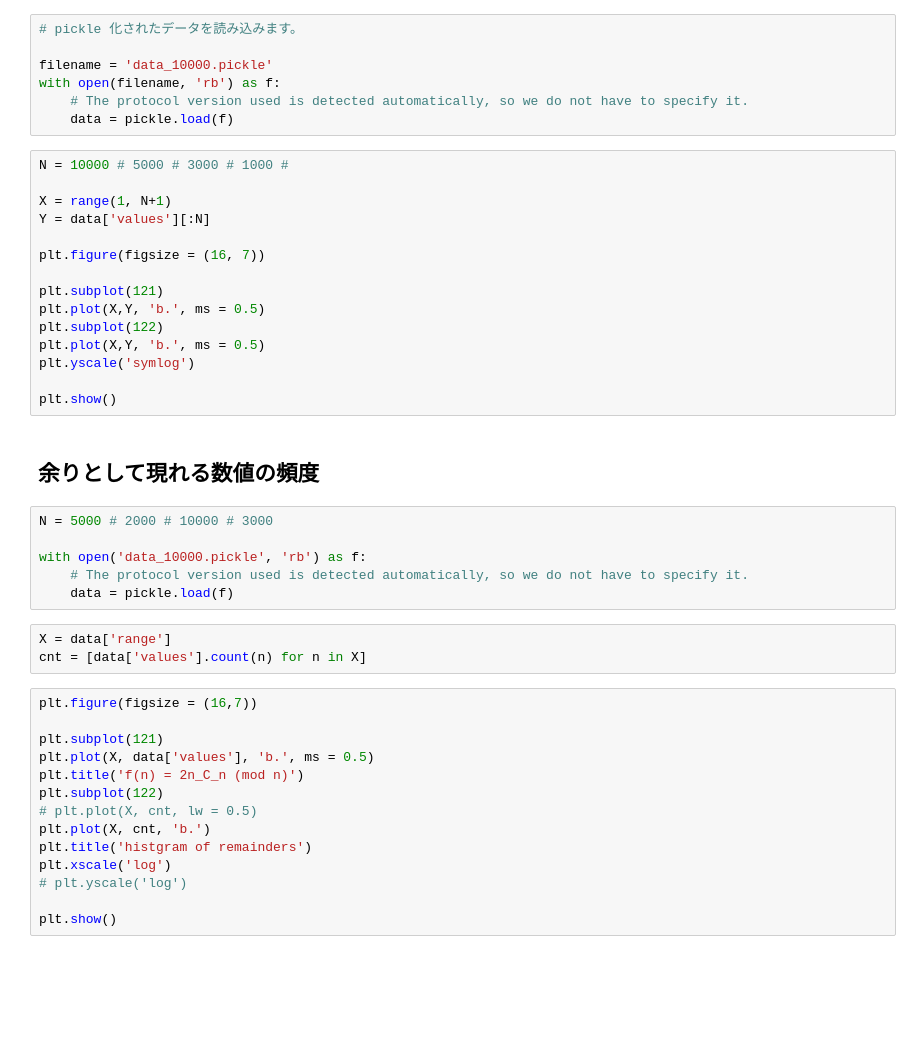
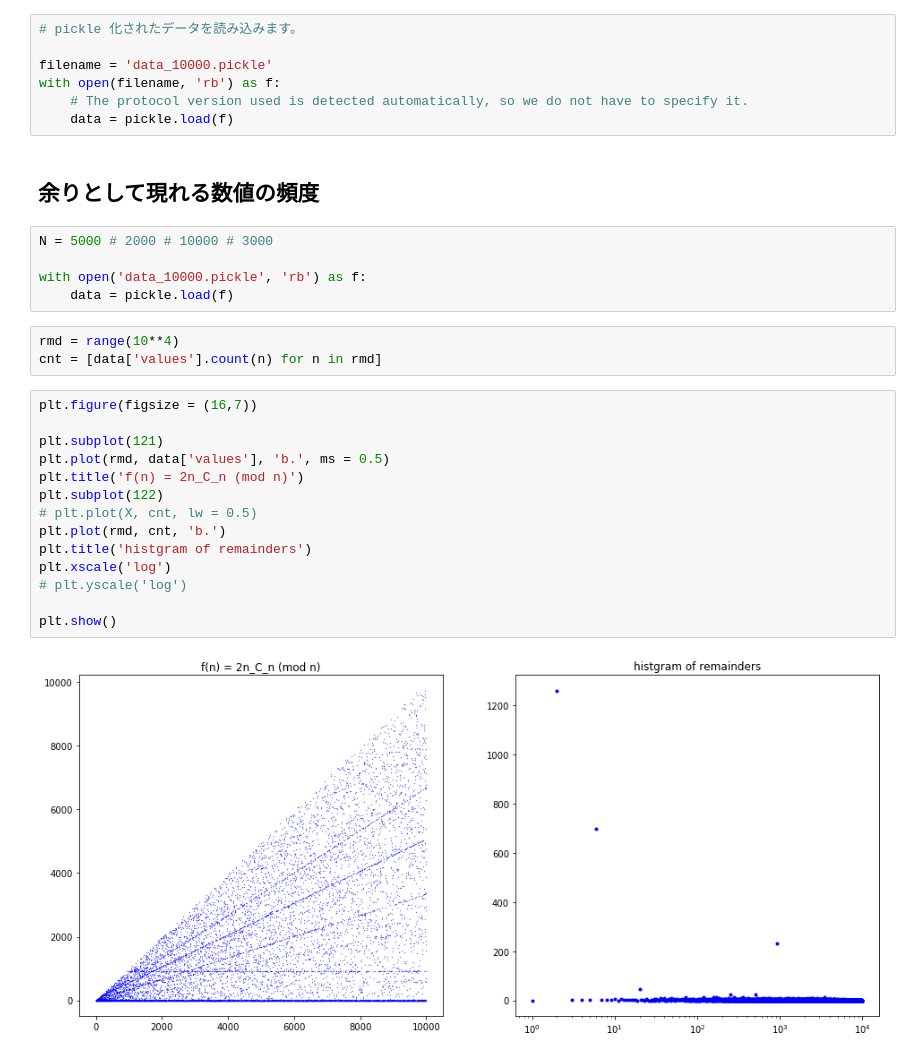
Before and after one commit to yamryo/notebooks, a Jupyter notebook: Lecture/Elegant_Answer/EA.ipynb, the cells around one changed output. Saved outputs shown, nothing was run; the diff lists cells and outputs as text; blank space fills up the shorter version.

```diff
--- a/Lecture/Elegant_Answer/EA.ipynb
+++ b/Lecture/Elegant_Answer/EA.ipynb
@@ -117,44 +125,30 @@ filename = 'data_10000.pickle'
 with open(filename, 'rb') as f:
     # The protocol version used is detected automatically, so we do not have to specify it.
     data = pickle.load(f)
-# %%
-N = 10000 # 5000 # 3000 # 1000 #
-
-X = range(1, N+1)
-Y = data['values'][:N]
-
-plt.figure(figsize = (16, 7))
-
-plt.subplot(121)
-plt.plot(X,Y, 'b.', ms = 0.5)
-plt.subplot(122)
-plt.plot(X,Y, 'b.', ms = 0.5)
-plt.yscale('symlog')
-
-plt.show()
 # %% [markdown]
 ## 余りとして現れる数値の頻度
 # %%
 N = 5000 # 2000 # 10000 # 3000
 
 with open('data_10000.pickle', 'rb') as f:
-    # The protocol version used is detected automatically, so we do not have to specify it.
     data = pickle.load(f)
 # %%
-X = data['range']
-cnt = [data['values'].count(n) for n in X]
+rmd = range(10**4)
+cnt = [data['values'].count(n) for n in rmd]
 # %%
 plt.figure(figsize = (16,7))
 
 plt.subplot(121)
-plt.plot(X, data['values'], 'b.', ms = 0.5)
+plt.plot(rmd, data['values'], 'b.', ms = 0.5)
 plt.title('f(n) = 2n_C_n (mod n)')
 plt.subplot(122)
 # plt.plot(X, cnt, lw = 0.5)
-plt.plot(X, cnt, 'b.')
+plt.plot(rmd, cnt, 'b.')
 plt.title('histgram of remainders')
 plt.xscale('log')
 # plt.yscale('log')
 
 plt.show()
+# %% [output]
+[figure, added]
 # %%
```
Also changed, not shown: parts of 17 cells of this notebook, 24 other files.
